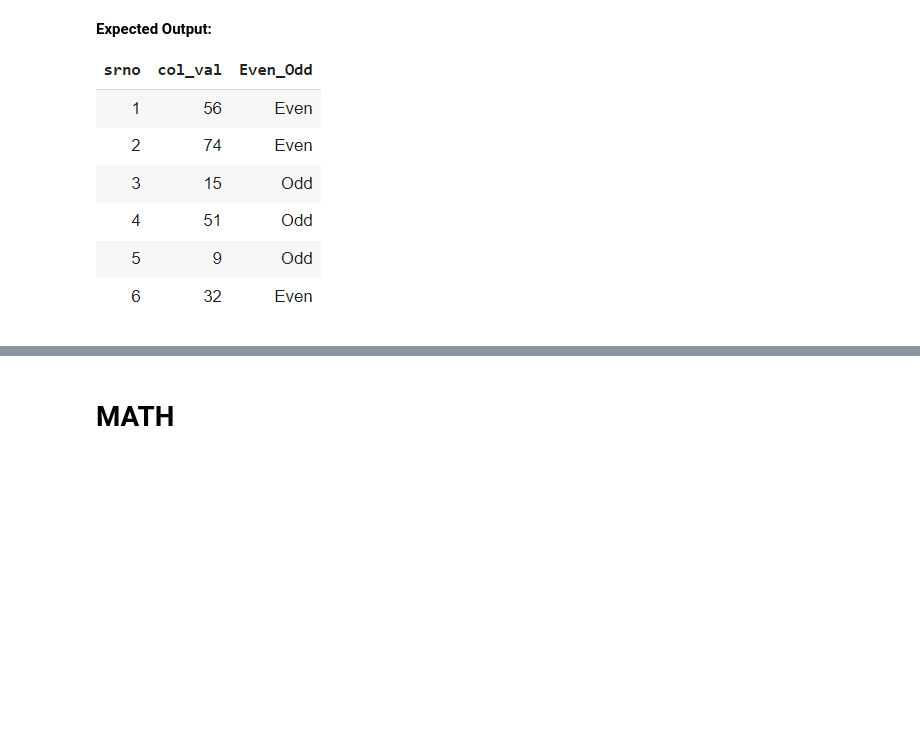
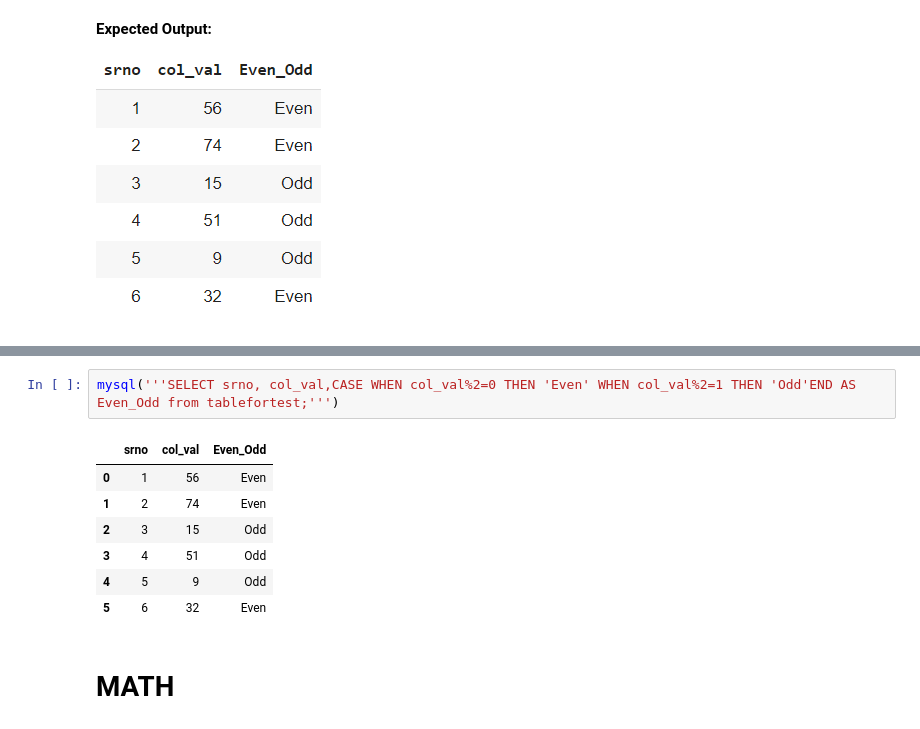
Before and after one commit to vinayakpotdar2114/Daily-Assignemnts, a Jupyter notebook: Day_3__Assignment.ipynb, the cells around one changed output, grey strips where cells are left out. Cells and saved outputs as stored; diff of their text form; blank space fills up the shorter version.

```diff
--- a/Day_3__Assignment.ipynb
+++ b/Day_3__Assignment.ipynb
@@ -182,3 +253,13 @@ tablefortest = pd.read_sql_query ('''SELECT * FROM tablefortest''',conn)
+# %%
+mysql('''SELECT srno, col_val,CASE WHEN col_val%2=0 THEN 'Even' WHEN col_val%2=1 THEN 'Odd'END AS Even_Odd from tablefortest;''')
+# %% [output]
+|  | srno | col_val | Even_Odd |
+| 0 | 1 | 56 | Even |
+| 1 | 2 | 74 | Even |
+| 2 | 3 | 15 | Odd |
+| 3 | 4 | 51 | Odd |
+| 4 | 5 | 9 | Odd |
+| 5 | 6 | 32 | Even |
 # %% [markdown]
 # **MATH**
 # %% [markdown]
```
Also changed, not shown: parts of 17 cells of this notebook.
